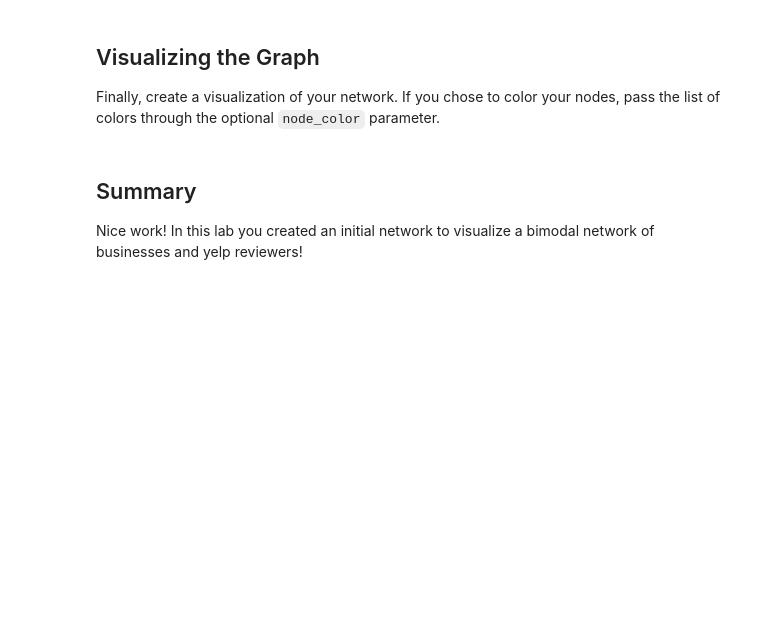
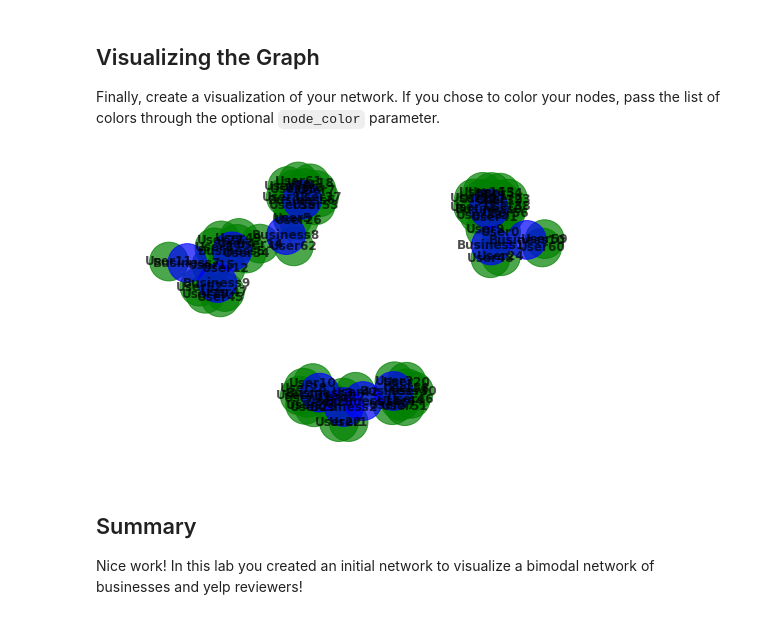
Before and after one commit to hussein073/dsc-3-28-04-graph-data-io-codealong-seattle-ds-career-040119, a Jupyter notebook: index.ipynb, the cells around one changed output. Drawn from its saved outputs; the diff is of its cells as text; code cells hidden in the pictures; blank space fills up the shorter version.

```diff
--- a/index.ipynb
+++ b/index.ipynb
@@ -79,7 +79,9 @@ Finally, create a visualization of your network. If you chose to color your node
 # %%
 #Your code here
 %matplotlib inline
-nx.draw(G, with_labels=True, node_color="#1cf0c7", node_size=1500, alpha=.7, font_weight="bold")
+nx.draw(G, with_labels=True, node_color=node_color, node_size=1500, alpha=.7, font_weight="bold")
+# %% [output]
+[figure, added]
 # %% [markdown]
 ## Summary
 
```
